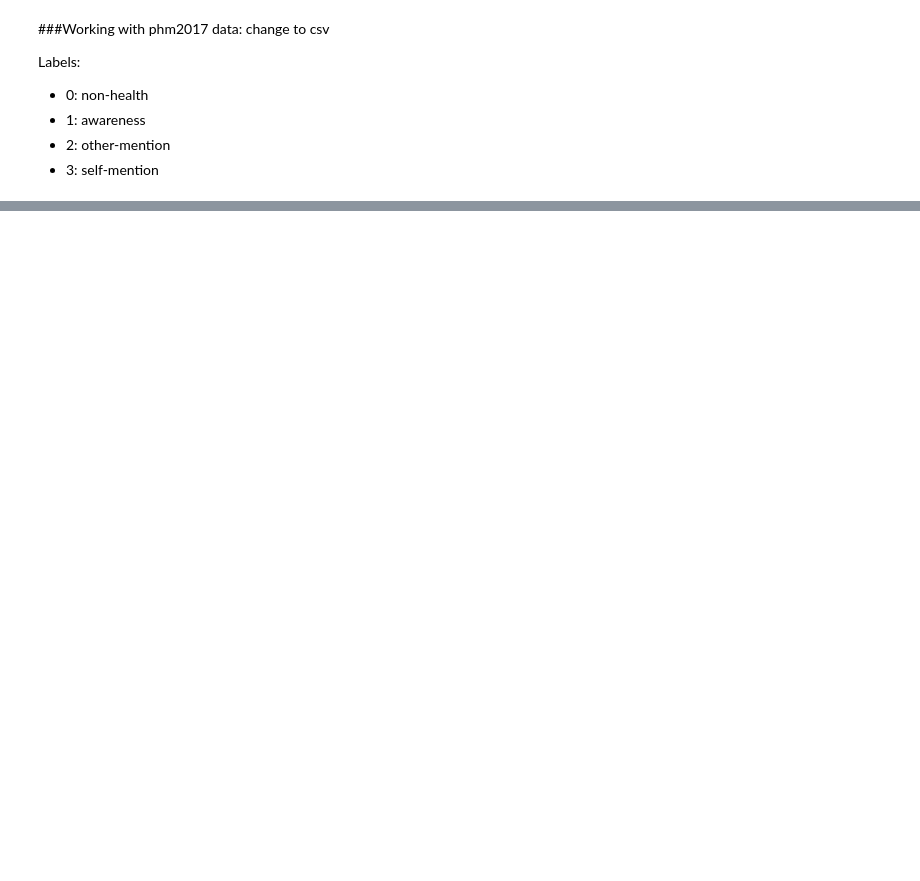
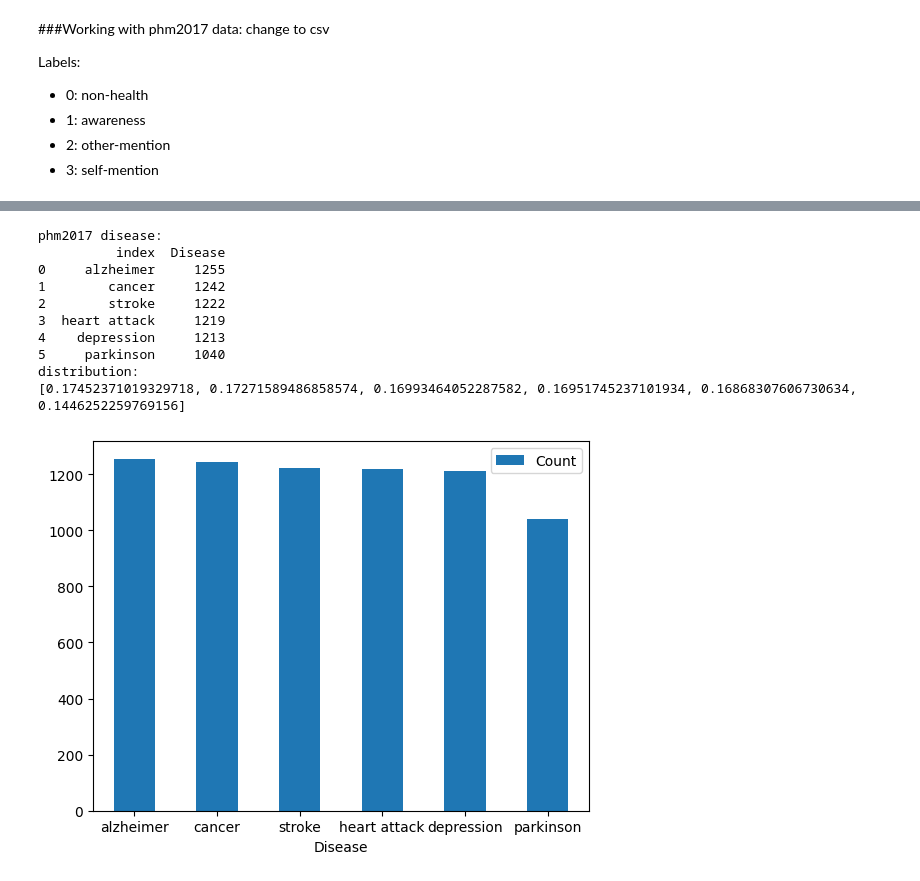
Before and after one commit to emedema/phm_evolutionary_optimization, a Jupyter notebook: data.ipynb, the cells around one changed output, grey strips where cells are left out. Cells and saved outputs as stored; diff of their text form; code cells hidden in the pictures; blank space fills up the shorter version.

```diff
--- a/data.ipynb
+++ b/data.ipynb
@@ -162,0 +254,32 @@ read_file
+# %%
+print ("phm2017 disease:")
+phm2017_disease = ['alzheimer', 'cancer', 'stroke', 'heart attack', 'depression', 'parkinson']
+df = phm2017_read['Disease'].value_counts()
+df = df.reset_index()
+print(df)
+df.columns = ['Disease', 'Count']
+phm2017_disease_count = df.Count.values.tolist()
+#print(phm2017_disease_count)
+
+
+df = pd.DataFrame({'Disease': phm2017_disease, 'Count':phm2017_disease_count})
+ax = df.plot.bar(x='Disease', y='Count', rot=0)
+
+print('distribution:')
+total = df['Count'].sum()
+dist = []
+for index, row in df.iterrows():
+  dist.append(row['Count']/total)
+print(dist)
+# %% [output]
+phm2017 disease:
+          index  Disease
+0     alzheimer     1255
+1        cancer     1242
+2        stroke     1222
+3  heart attack     1219
+4    depression     1213
+5     parkinson     1040
+distribution:
+[0.17452371019329718, 0.17271589486858574, 0.16993464052287582, 0.16951745237101934, 0.16868307606730634, 0.1446252259769156]
+[figure, added]
```
Also changed, not shown: parts of 15 cells of this notebook, 1 other file.
